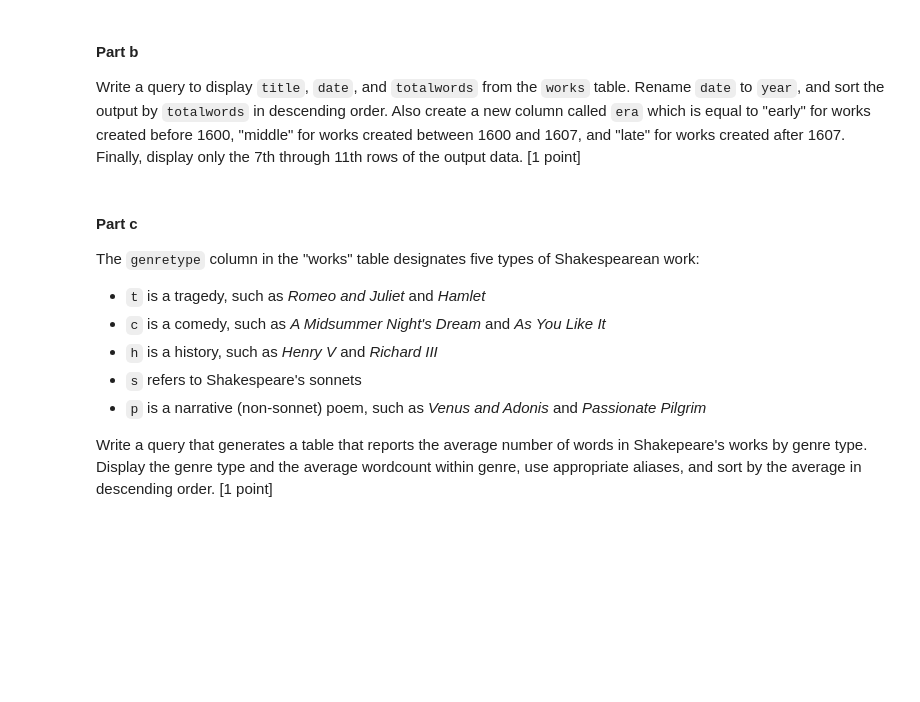
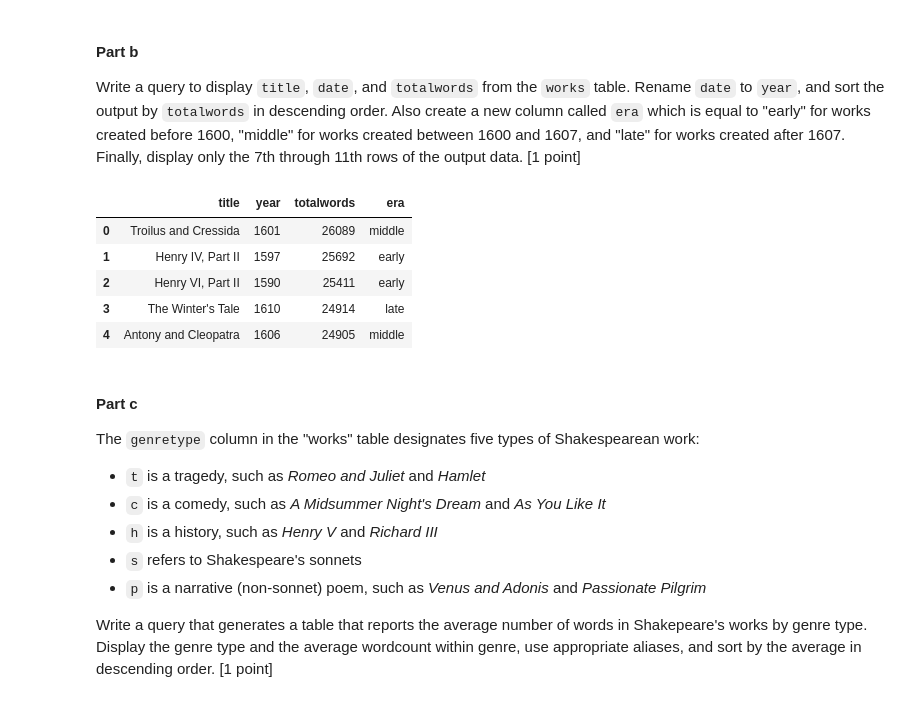
Before and after one commit to allaccountstaken/surfing_data_pipeline, a Jupyter notebook: M7/labassignment7.ipynb, the cells around one changed output. Saved outputs shown, nothing was run; the diff lists cells and outputs as text; code cells hidden in the pictures; blank space fills up the shorter version.

```diff
--- a/M7/labassignment7.ipynb
+++ b/M7/labassignment7.ipynb
@@ -92,6 +131,27 @@ Connect to your local PostgreSQL server (take steps to hide your password!), cre
 # %% [markdown]
 #### Part b
 Write a query to display `title`, `date`, and `totalwords` from the `works` table. Rename `date` to `year`, and sort the output by `totalwords` in descending order. Also create a new column called `era` which is equal to "early" for works created before 1600, "middle" for works created between 1600 and 1607, and "late" for works created after 1607. Finally, display only the 7th through 11th rows of the output data. [1 point]
+# %%
+query_b = '''
+SELECT works.title, works.date AS year, works.totalwords, CASE
+    WHEN works.date < 1600 THEN 'early'
+    WHEN works.date BETWEEN 1600 AND 1607 THEN 'middle'
+    WHEN works.date > 1607 THEN 'late'
+    ELSE NULL
+    END AS era
+FROM works
+ORDER BY totalwords DESC
+OFFSET 7
+LIMIT 5
+'''
+pd.read_sql_query(query_b, con=engine)
+# %% [output]
+|  | title | year | totalwords | era |
+| 0 | Troilus and Cressida | 1601 | 26089 | middle |
+| 1 | Henry IV, Part II | 1597 | 25692 | early |
+| 2 | Henry VI, Part II | 1590 | 25411 | early |
+| 3 | The Winter's Tale | 1610 | 24914 | late |
+| 4 | Antony and Cleopatra | 1606 | 24905 | middle |
 # %% [markdown]
 #### Part c
 The `genretype` column in the "works" table designates five types of Shakespearean work:
```
Also changed, not shown: parts of 11 cells of this notebook.
